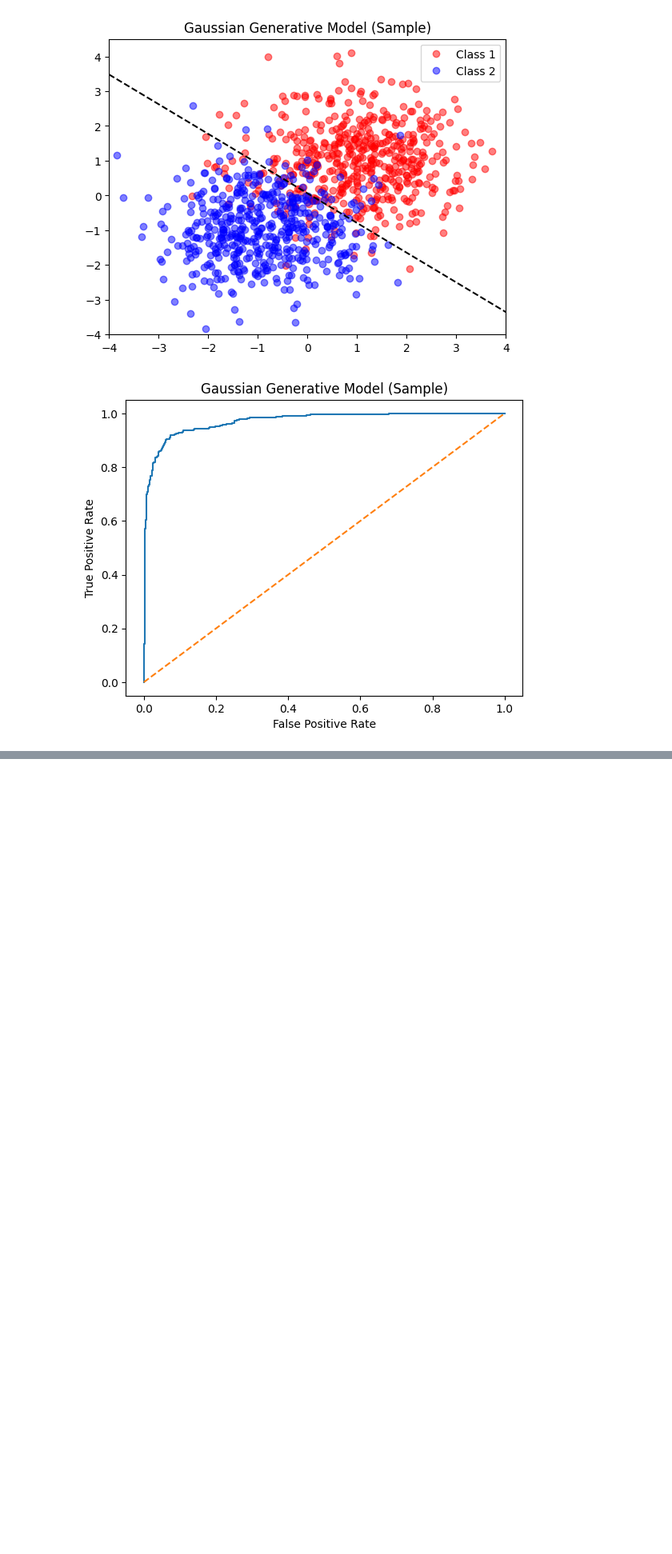
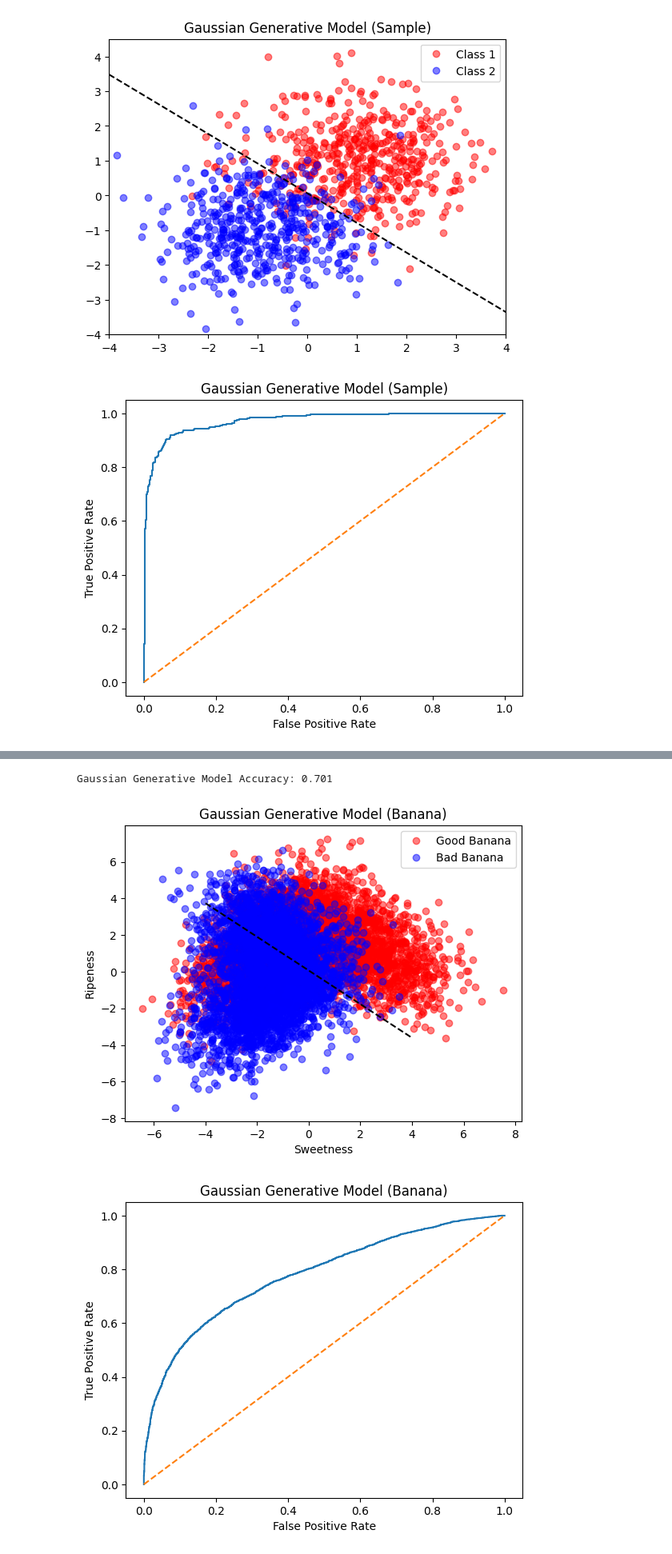
Before and after one commit to lizocf/bayesian-ece-474, a Jupyter notebook: 3-linear-classification/linear-classification.ipynb, the cells around one changed output, grey strips where cells are left out. Shown: that part at 80% size. Cells and saved outputs as stored; diff of their text form; code cells hidden in the pictures; blank space fills up the shorter version.

```diff
--- a/3-linear-classification/linear-classification.ipynb
+++ b/3-linear-classification/linear-classification.ipynb
@@ -97,5 +84,5 @@ def plotROC(t, preds, type=0, sample=True, ax=None):
 # %%
-def GenerativeModel(X, t, C1, C2, ax=None, sample=True):
+def GenerativeModel(X, t, C1, C2, ax=None, sample=True, features=None):
     if ax is None:
         ax = plt.gca()
 
@@ -103,6 +90,9 @@ def GenerativeModel(X, t, C1, C2, ax=None, sample=True):
         labels = ['Class 1', 'Class 2']
     else:
         labels = ['Good Banana', 'Bad Banana']
+
+    if features is None:
+        features = ['x', 'y']
 
     N1 = len(C1)
     N2 = len(C2)
@@ -153,8 +143,8 @@ def GenerativeModel(X, t, C1, C2, ax=None, sample=True):
     print(f'Gaussian Generative Model Accuracy: {accuracy}')
 
     # plot decision boundary
-    x = np.linspace(-4, 4, 100)
-    y = np.linspace(-4, 4, 100)
+    x = np.linspace(-6, 6, 100)
+    y = np.linspace(-6, 6, 100)
     X, Y = np.meshgrid(x, y)
     Z = np.zeros(X.shape)
     for i in range(len(x)):
@@ -165,6 +155,8 @@ def GenerativeModel(X, t, C1, C2, ax=None, sample=True):
 
     lbl = '(Sample)' if sample else '(Banana)'
     ax.set_title(f'Gaussian Generative Model {lbl}')
+    ax.set_xlabel(features[0])
+    ax.set_ylabel(features[1])
     ax.legend()
 
     return output
@@ -207,0 +297,19 @@ def LogisticModel(X, t, C1, C2, ax=None, sample=True):
+# %%
+features = ['Sweetness', 'Ripeness']    # only doing two features for simplicity
+X = bananas_df[features].values
+y = bananas_df['Quality'].values
+
+
+C1 = X[y == "Good"]
+C2 = X[y == "Bad"]
+
+X = np.concatenate((C1, C2))
+t = np.concatenate((np.ones(len(C1)), np.zeros(len(C2))))   # Good -> 1, Bad -> 0
+# %%
+output = GenerativeModel(X, t, C1, C2, sample=False, features=features)
+plt.show()
+plotROC(t, output, type=0, sample=False)
+# %% [output]
+Gaussian Generative Model Accuracy: 0.701
+[figure, added]
+[figure, added]
```
Also changed, not shown: parts of 12 cells of this notebook, 4 other files.
